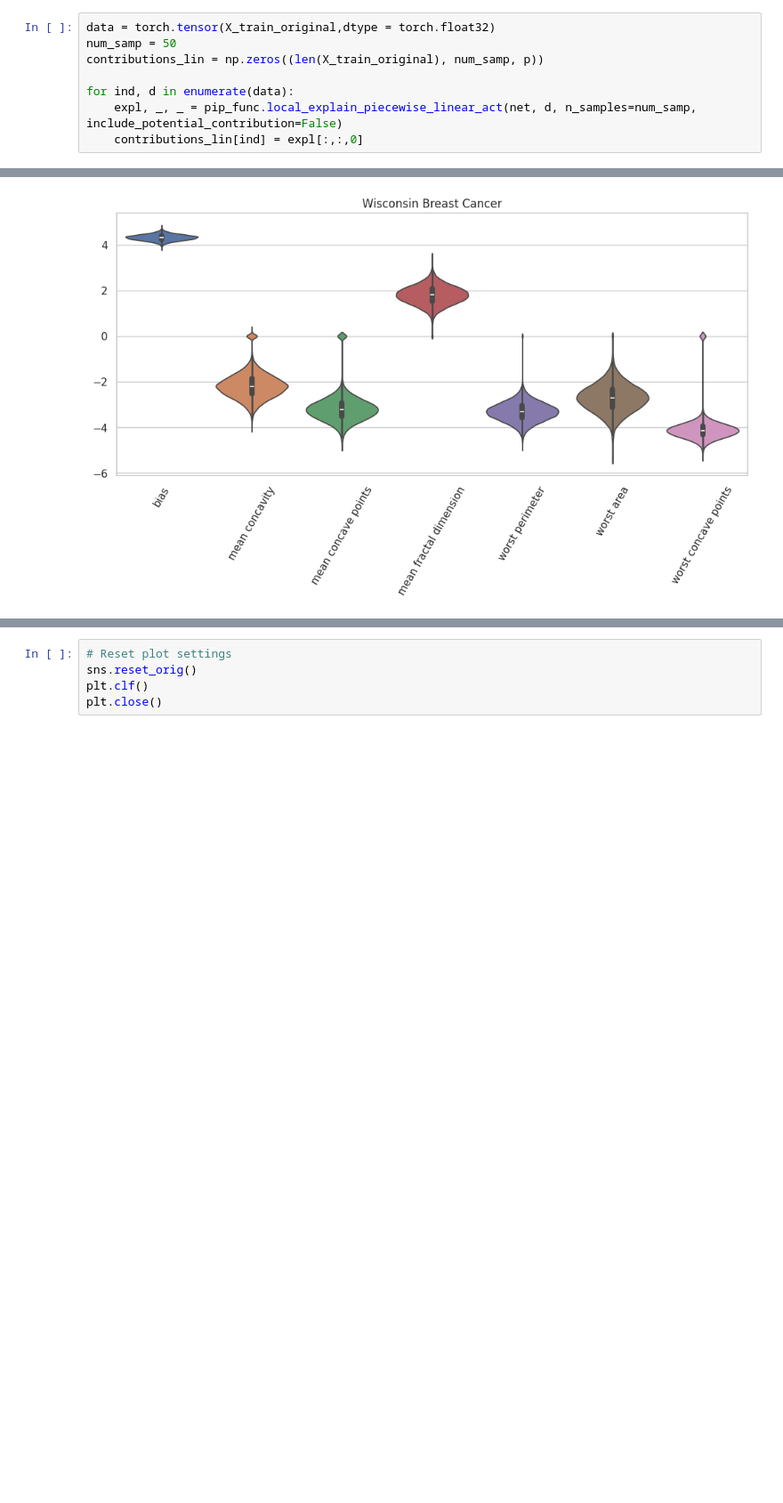
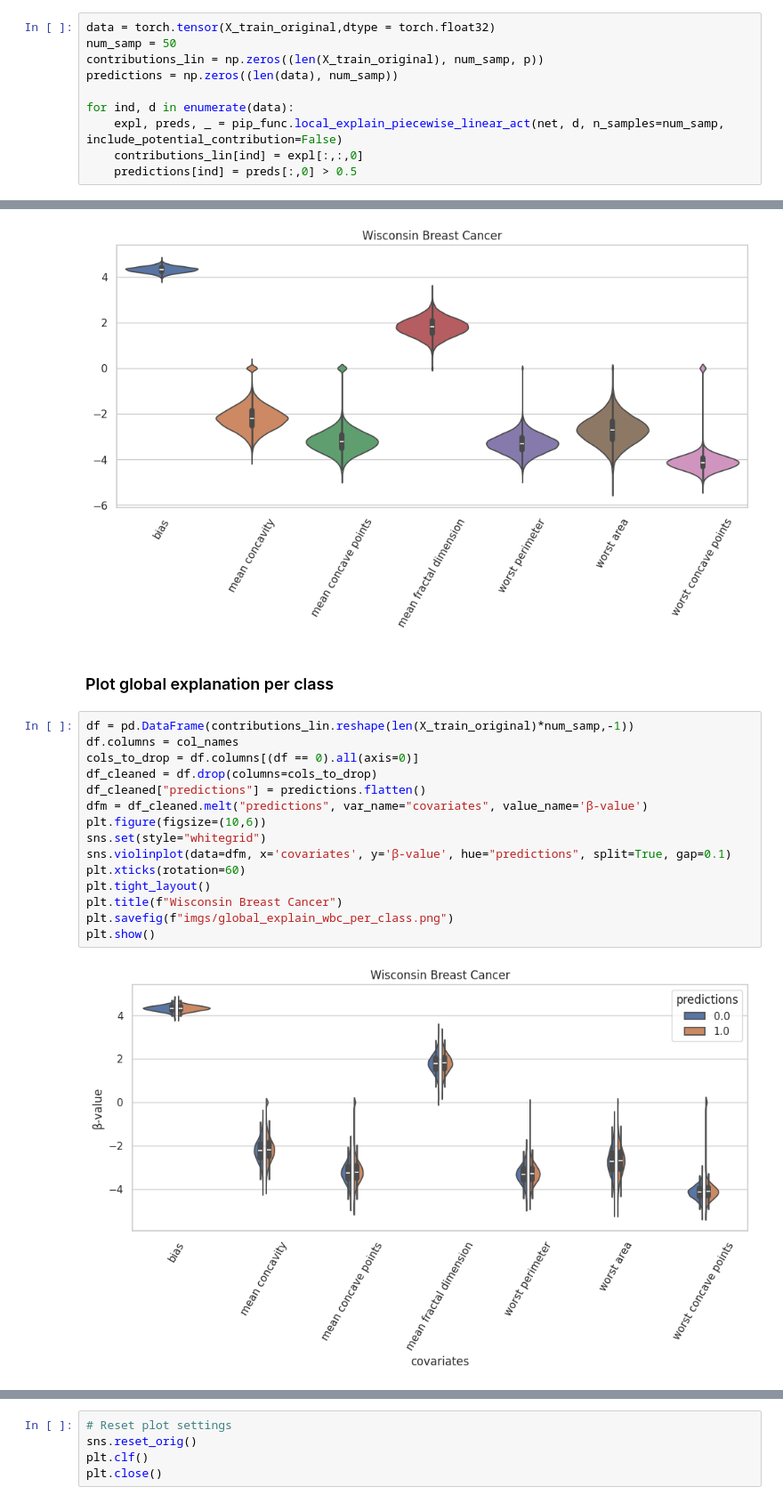
Before and after one commit to eirihoyh/Interpretable-NNs, a Jupyter notebook: additional_experiments/wbc/wbc.ipynb, the cells around one changed output, grey strips where cells are left out. Shown: that part at 89% size. Saved outputs shown, nothing was run; the diff lists cells and outputs as text; blank space fills up the shorter version.

Commit message:
wbc global plot of both classes

```diff
--- a/additional_experiments/wbc/wbc.ipynb
+++ b/additional_experiments/wbc/wbc.ipynb
@@ -260,7 +260,9 @@ col_names = np.concatenate((["bias"], names))
 data = torch.tensor(X_train_original,dtype = torch.float32)
 num_samp = 50
 contributions_lin = np.zeros((len(X_train_original), num_samp, p))
+predictions = np.zeros((len(data), num_samp))
 
 for ind, d in enumerate(data):
-    expl, _, _ = pip_func.local_explain_piecewise_linear_act(net, d, n_samples=num_samp, include_potential_contribution=False)
+    expl, preds, _ = pip_func.local_explain_piecewise_linear_act(net, d, n_samples=num_samp, include_potential_contribution=False)
     contributions_lin[ind] = expl[:,:,0]
+    predictions[ind] = preds[:,0] > 0.5
@@ -279,3 +283,22 @@ plt.savefig(f"imgs/global_explain_wbc.png")
 plt.show()
 # %% [output]
 [figure]
+# %% [markdown]
+### Plot global explanation per class
+# %%
+df = pd.DataFrame(contributions_lin.reshape(len(X_train_original)*num_samp,-1))
+df.columns = col_names
+cols_to_drop = df.columns[(df == 0).all(axis=0)]
+df_cleaned = df.drop(columns=cols_to_drop)
+df_cleaned["predictions"] = predictions.flatten()
+dfm = df_cleaned.melt("predictions", var_name="covariates", value_name='β-value')
+plt.figure(figsize=(10,6))
+sns.set(style="whitegrid")
+sns.violinplot(data=dfm, x='covariates', y='β-value', hue="predictions", split=True, gap=0.1)
+plt.xticks(rotation=60)
+plt.tight_layout()
+plt.title(f"Wisconsin Breast Cancer")
+plt.savefig(f"imgs/global_explain_wbc_per_class.png")
+plt.show()
+# %% [output]
+[figure, added]
```
Also changed, not shown: parts of 2 cells of this notebook, 1 other file.
